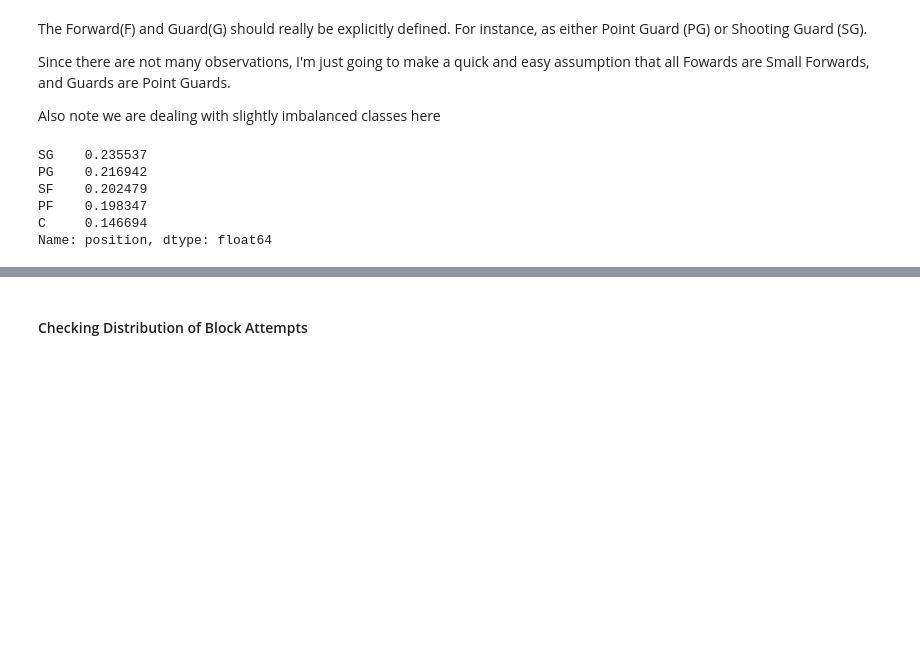
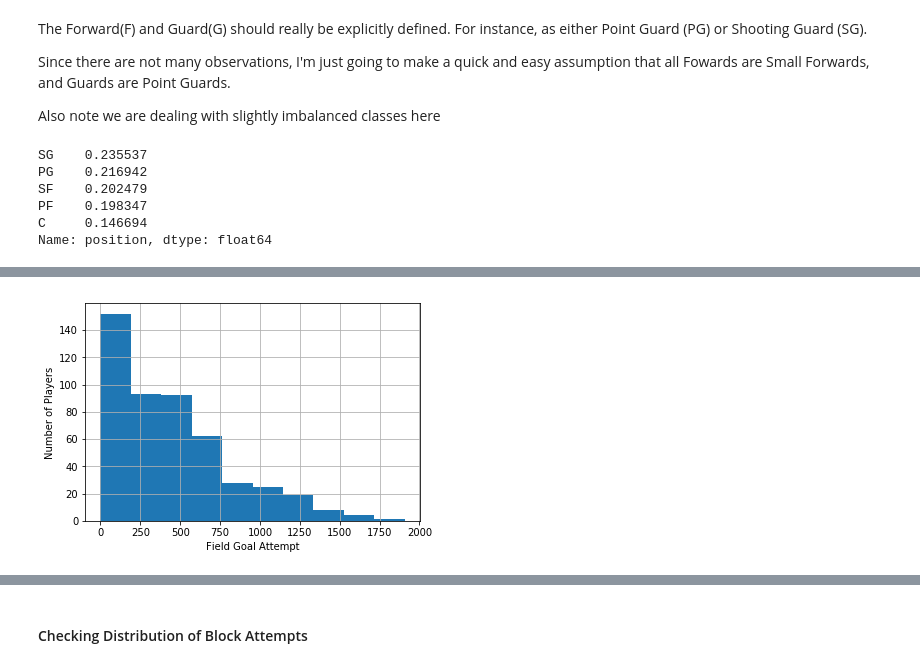
Before and after one commit to Peppershaker/Predicting-NBA-Player-Position, a Jupyter notebook: Prediction.ipynb, the cells around one changed output, grey strips where cells are left out. Saved outputs shown, nothing was run; the diff lists cells and outputs as text; code cells hidden in the pictures; blank space fills up the shorter version.

```diff
--- a/Prediction.ipynb
+++ b/Prediction.ipynb
@@ -96,3 +115,10 @@ data.fga.hist()
+# %%
+# Shot attempts (field goal attempt)
+ax = data.fga.hist()
+ax.set_xlabel('Field Goal Attempt')
+ax.set_ylabel('Number of Players');
+# %% [output]
+[figure, added]
 # %%
 # Explore the lower end
 data.loc[data.fga < 500, 'fga'].hist(bins=20)
```
Also changed, not shown: parts of 42 cells of this notebook, 1 other file.
